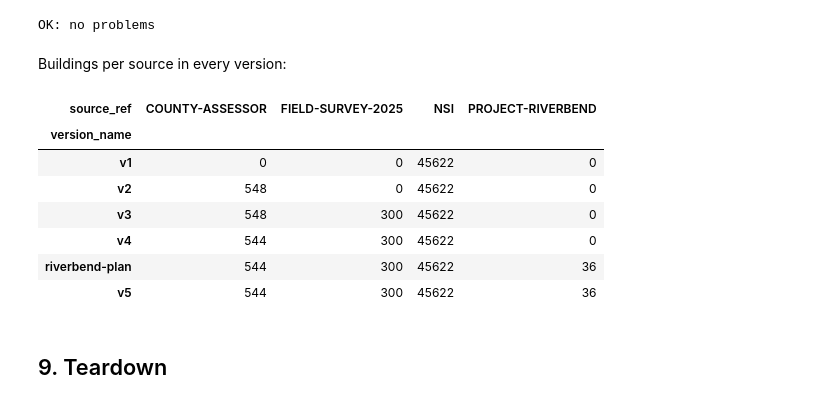
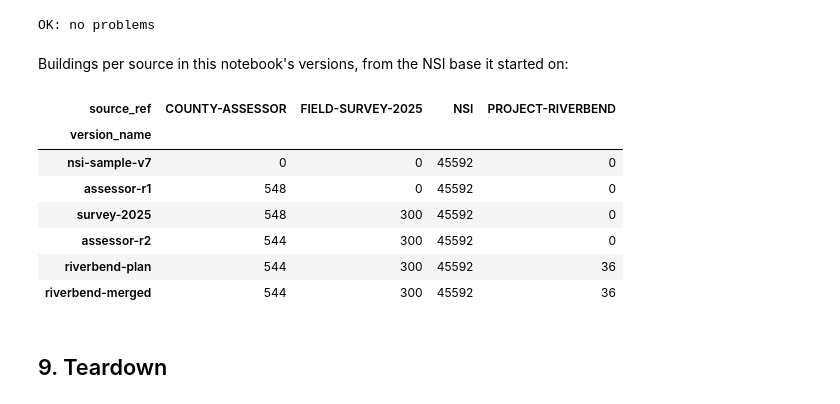
Before and after one commit to fema-ffrd/rqm-data-model, a Jupyter notebook: notebooks/03_multi_source_demo.ipynb, the cells around one changed output. Saved outputs shown, nothing was run; the diff lists cells and outputs as text; code cells hidden in the pictures.

```diff
--- a/notebooks/03_multi_source_demo.ipynb
+++ b/notebooks/03_multi_source_demo.ipynb
@@ -66,13 +74,18 @@ sys.path.insert(0, str(REPO / "tools"))
 SAMPLE = REPO / "test" / "data" / "nsi.parquet"
 SPECS = REPO / "notebooks" / "sources"
 DATA_DIR = Path("/workspaces/rqm-data-model/test")
+# The warehouse is shared by the three demos and created by 01_setup_demo.
+WAREHOUSE = DATA_DIR / "warehouse-notebook"
+assert WAREHOUSE.exists(), f"{WAREHOUSE} not found: run 01_setup_demo.ipynb first"
+# The version 02_versioning_demo leaves main at; this notebook builds on it.
+BASE_VERSION = "nsi-sample-v7"
+# This notebook's own inputs and exports, recreated on every run.
 SCRATCH = DATA_DIR / "multi-source-notebook"
-WAREHOUSE = SCRATCH / "warehouse"
 INPUTS = SCRATCH / "inputs"
 EXPORTS = SCRATCH / "exports"
 if SCRATCH.exists():
     shutil.rmtree(SCRATCH)
-for d in (WAREHOUSE, INPUTS, EXPORTS):
+for d in (INPUTS, EXPORTS):
     d.mkdir(parents=True)
 
 CATALOG = "rqm"
@@ -734,20 +778,29 @@ print(problems or "OK: no problems")
 # %% [output]
 OK: no problems
 # %% [markdown]
-Buildings per source in every version:
+Buildings per source in this notebook's versions, from the NSI base it started on:
 # %%
 v.source_counts(spark, CATALOG).toPandas().pivot(
     index="version_name", columns="source_ref", values="n_buildings"
-).fillna(0).astype(int).loc[["v1", "v2", "v3", "v4", "riverbend-plan", "v5"]]
+).fillna(0).astype(int).loc[
+    [
+        BASE_VERSION,
+        "assessor-r1",
+        "survey-2025",
+        "assessor-r2",
+        "riverbend-plan",
+        "riverbend-merged",
+    ]
+]
 # %% [output]
 | source_ref | COUNTY-ASSESSOR | FIELD-SURVEY-2025 | NSI | PROJECT-RIVERBEND |
 | version_name |  |  |  |  |
-| v1 | 0 | 0 | 45622 | 0 |
-| v2 | 548 | 0 | 45622 | 0 |
-| v3 | 548 | 300 | 45622 | 0 |
-| v4 | 544 | 300 | 45622 | 0 |
-| riverbend-plan | 544 | 300 | 45622 | 36 |
-| v5 | 544 | 300 | 45622 | 36 |
+| nsi-sample-v7 | 0 | 0 | 45592 | 0 |
+| assessor-r1 | 548 | 0 | 45592 | 0 |
+| survey-2025 | 548 | 300 | 45592 | 0 |
+| assessor-r2 | 544 | 300 | 45592 | 0 |
+| riverbend-plan | 544 | 300 | 45592 | 36 |
+| riverbend-merged | 544 | 300 | 45592 | 36 |
 # %% [markdown]
 ## 9. Teardown
 # %%
```
Also changed, not shown: parts of 21 cells of this notebook, 4 other files.
